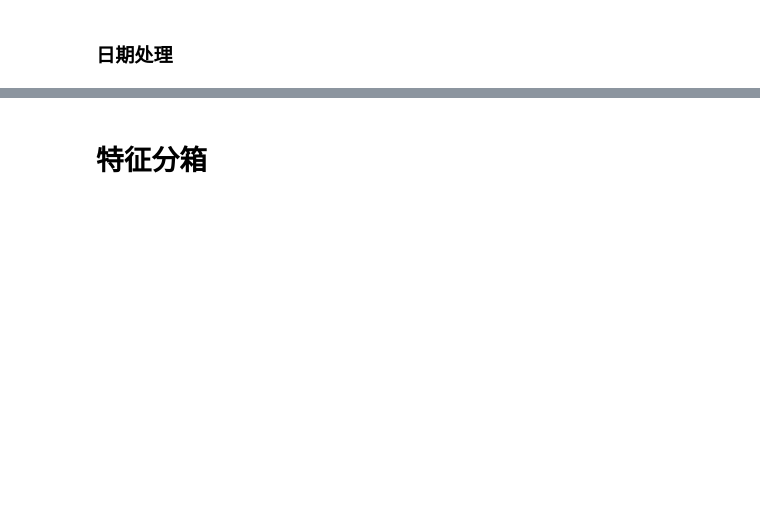
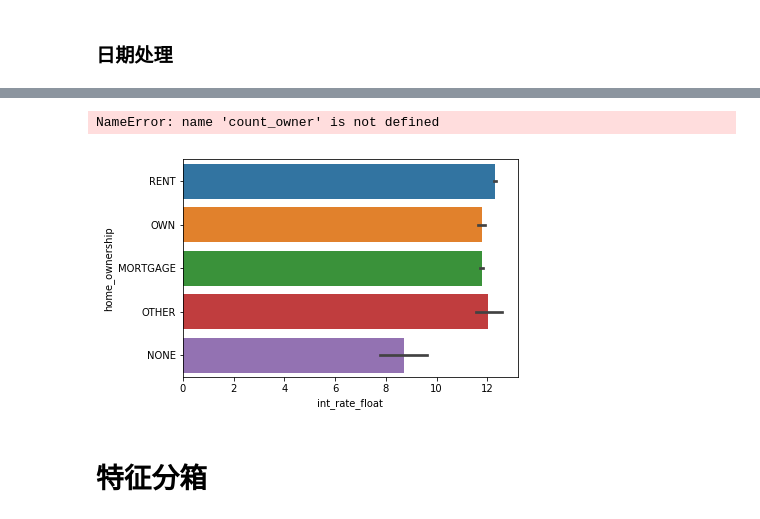
Before and after one commit to Rickiegg/credit_card_learning, a Jupyter notebook: credit_card_rm.ipynb, the cells around one changed output, grey strips where cells are left out. Saved outputs shown, nothing was run; the diff lists cells and outputs as text; code cells hidden in the pictures; blank space fills up the shorter version.

```diff
--- a/credit_card_rm.ipynb
+++ b/credit_card_rm.ipynb
@@ -192,8 +282,10 @@ data.head()
 # %%
 data['int_rate_float']=data.int_rate.str.strip('%').astype(float)
 data.groupby('home_ownership').int_rate_float.mean().sort_values(ascending=False)
 sns.barplot(x='int_rate_float',y='home_ownership',data=data)
-count_owner
+# %% [output]
+NameError: name 'count_owner' is not defined
+[figure, added]
 # %%
 
 count_owner=data.groupby('home_ownership').size().sort_values(ascending=False)
```
Also changed, not shown: parts of 23 cells of this notebook.
